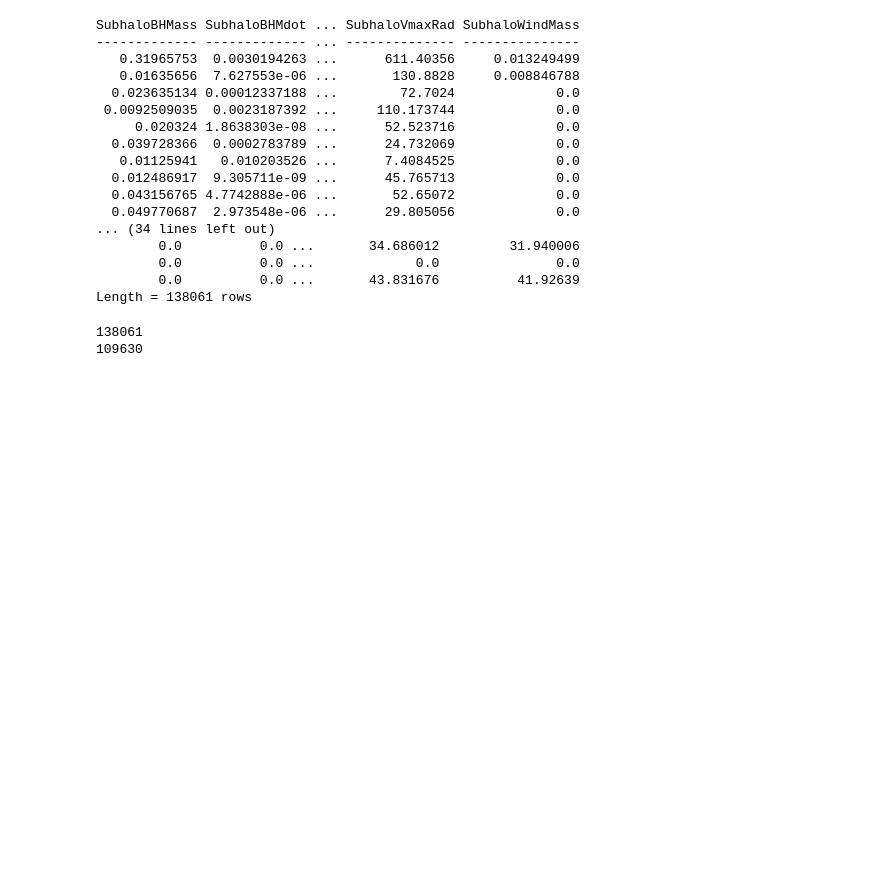
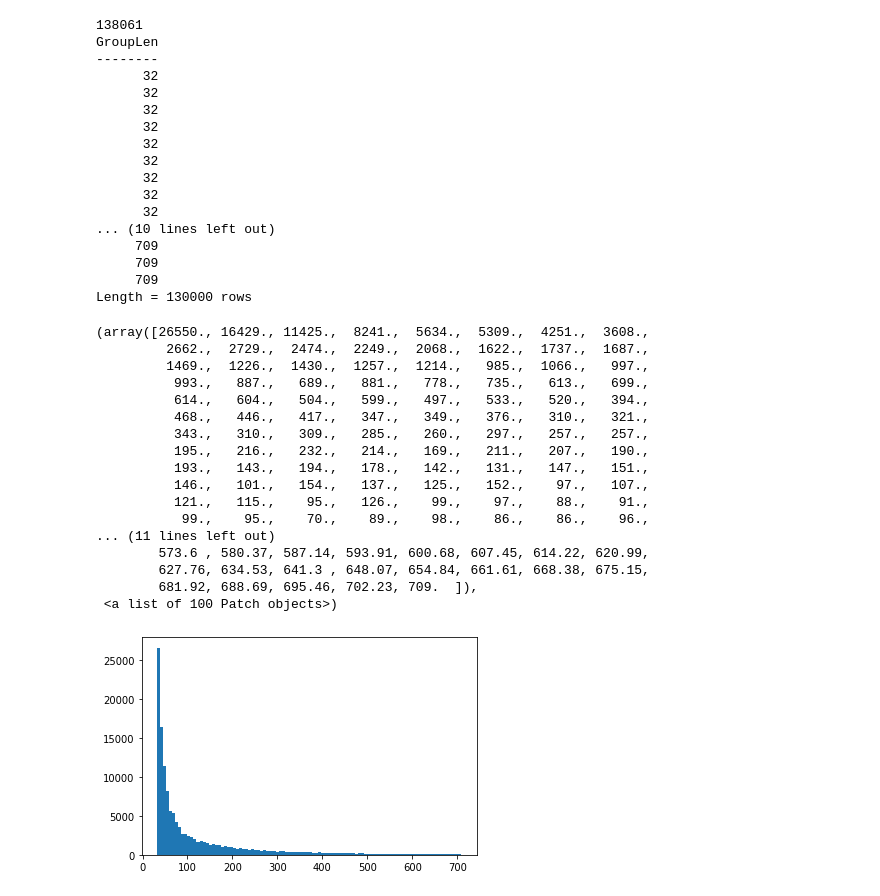
Before and after one commit to hereami321/IllustrisGalaxyAnalysis, a Jupyter notebook: Color Plots IllustrisTNG.ipynb, the cells around one changed output. Drawn from its saved outputs; the diff is of its cells as text; code cells hidden in the pictures; blank space fills up the shorter version.

```diff
--- a/Color Plots IllustrisTNG.ipynb
+++ b/Color Plots IllustrisTNG.ipynb
@@ -24,36 +24,53 @@ halo_table = Table({'GroupBHMass': halo_grp['GroupBHMass']})
 for i in range(2, len(halo_keys)):
     halo_table.add_column(halo_grp[str(halo_keys[i])], name=str(halo_keys[i]))
 
-print(subhalo_table)
-print(halo_table)
+#print(subhalo_table)
+#print(halo_table)
-# %% [output]
-SubhaloBHMass SubhaloBHMdot ... SubhaloVmaxRad SubhaloWindMass
-------------- ------------- ... -------------- ---------------
-   0.31965753  0.0030194263 ...      611.40356     0.013249499
-   0.01635656  7.627553e-06 ...       130.8828     0.008846788
-  0.023635134 0.00012337188 ...        72.7024             0.0
- 0.0092509035  0.0023187392 ...     110.173744             0.0
-     0.020324 1.8638303e-08 ...      52.523716             0.0
-  0.039728366  0.0002783789 ...      24.732069             0.0
-   0.01125941   0.010203526 ...      7.4084525             0.0
-  0.012486917  9.305711e-09 ...      45.765713             0.0
-  0.043156765 4.7742888e-06 ...       52.65072             0.0
-  0.049770687  2.973548e-06 ...      29.805056             0.0
-... (34 lines left out)
-        0.0          0.0 ...       34.686012         31.940006
-        0.0          0.0 ...             0.0               0.0
-        0.0          0.0 ...       43.831676          41.92639
-Length = 138061 rows
 # %%
 #We start out by masking out halos with no subhalohalo_table['GroupFirstSub'])
 print(len(halo_table['GroupNsubs']))
 
-mask = halo_table['GroupNsubs']!=0
-halo_table = halo_table[mask]
-print(len(halo_table))
+#plt.hist(halo_table['GroupLen'], bins=100)
+sorted = np.sort(halo_table['GroupLen'])
+print(sorted[0:130000])
+
+plt.hist(sorted[0:130000], bins=100)
 # %% [output]
 138061
-109630
+GroupLen
+--------
+      32
+      32
+      32
+      32
+      32
+      32
+      32
+      32
+      32
+... (10 lines left out)
+     709
+     709
+     709
+Length = 130000 rows
+(array([26550., 16429., 11425.,  8241.,  5634.,  5309.,  4251.,  3608.,
+         2662.,  2729.,  2474.,  2249.,  2068.,  1622.,  1737.,  1687.,
+         1469.,  1226.,  1430.,  1257.,  1214.,   985.,  1066.,   997.,
+          993.,   887.,   689.,   881.,   778.,   735.,   613.,   699.,
+          614.,   604.,   504.,   599.,   497.,   533.,   520.,   394.,
+          468.,   446.,   417.,   347.,   349.,   376.,   310.,   321.,
+          343.,   310.,   309.,   285.,   260.,   297.,   257.,   257.,
+          195.,   216.,   232.,   214.,   169.,   211.,   207.,   190.,
+          193.,   143.,   194.,   178.,   142.,   131.,   147.,   151.,
+          146.,   101.,   154.,   137.,   125.,   152.,    97.,   107.,
+          121.,   115.,    95.,   126.,    99.,    97.,    88.,    91.,
+           99.,    95.,    70.,    89.,    98.,    86.,    86.,    96.,
+... (11 lines left out)
+        573.6 , 580.37, 587.14, 593.91, 600.68, 607.45, 614.22, 620.99,
+        627.76, 634.53, 641.3 , 648.07, 654.84, 661.61, 668.38, 675.15,
+        681.92, 688.69, 695.46, 702.23, 709.  ]),
+ <a list of 100 Patch objects>)
+[figure, added]
 # %%
 #Applying basic subahlo cuts to remove junk data:
 print(len(subhalo_table))
```
Also changed, not shown: parts of 5 cells of this notebook.
